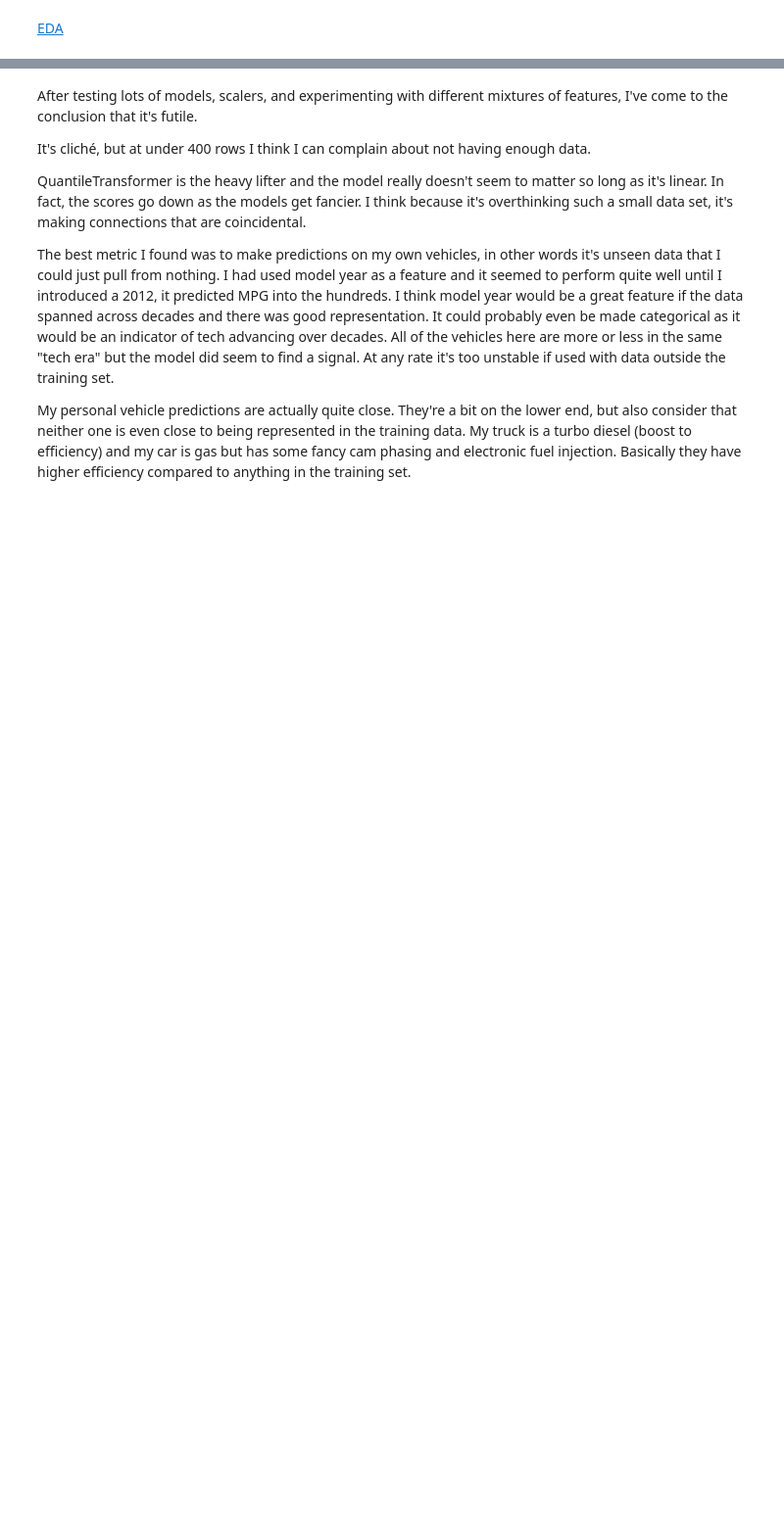
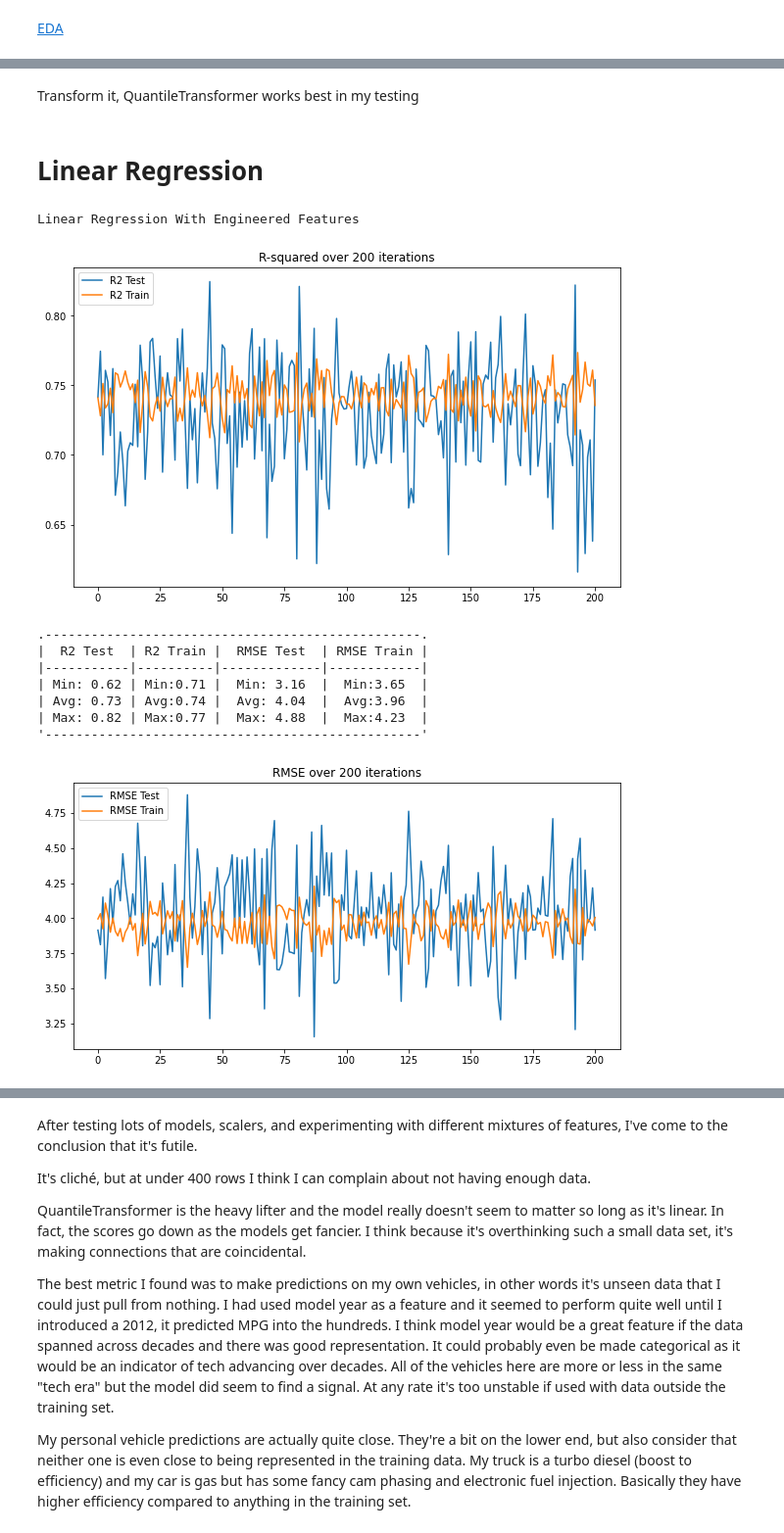
Before and after one commit to WhiteDopeOnPunk/mpg, a Jupyter notebook: model.ipynb, the cells around one changed output, grey strips where cells are left out. Shown at 98% size. Saved outputs shown, nothing was run; the diff lists cells and outputs as text; code cells hidden in the pictures; blank space fills up the shorter version.

```diff
--- a/model.ipynb
+++ b/model.ipynb
@@ -198,0 +19,10 @@ Steve Avg: 16.37
+# %%
+X_e = pd.read_csv('data/X_engineered.csv')
+X_s = pd.read_csv('data/X_straight.csv')
+y = pd.read_csv('data/y.csv').mpg
+# %% [markdown]
+Transform it, QuantileTransformer works best in my testing
+# %%
+qt = QuantileTransformer(n_quantiles=297)
+qt_eng = qt.fit_transform(X_e)
+qt_str = qt.fit_transform(X_s)
@@ -198,0 +77,16 @@ Steve Avg: 16.37
+# %% [markdown]
+# Linear Regression
+# %%
+print('Linear Regression With Engineered Features')
+run(qt_eng,y,LinearRegression())
+# %% [output]
+Linear Regression With Engineered Features
+[figure, added]
+.-------------------------------------------------.
+|  R2 Test  | R2 Train |  RMSE Test  | RMSE Train |
+|-----------|----------|-------------|------------|
+| Min: 0.62 | Min:0.71 |  Min: 3.16  |  Min:3.65  |
+| Avg: 0.73 | Avg:0.74 |  Avg: 4.04  |  Avg:3.96  |
+| Max: 0.82 | Max:0.77 |  Max: 4.88  |  Max:4.23  |
+'-------------------------------------------------'
+[figure, added]
```
Also changed, not shown: parts of 40 cells of this notebook, 17 other files.
